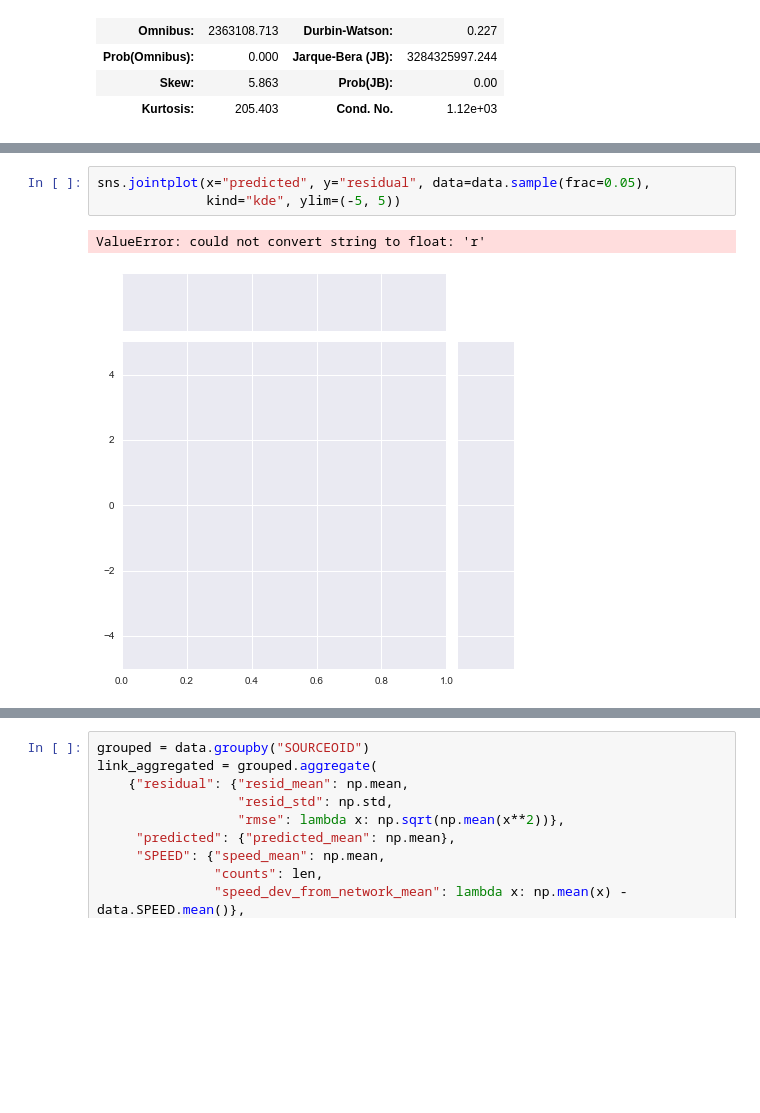
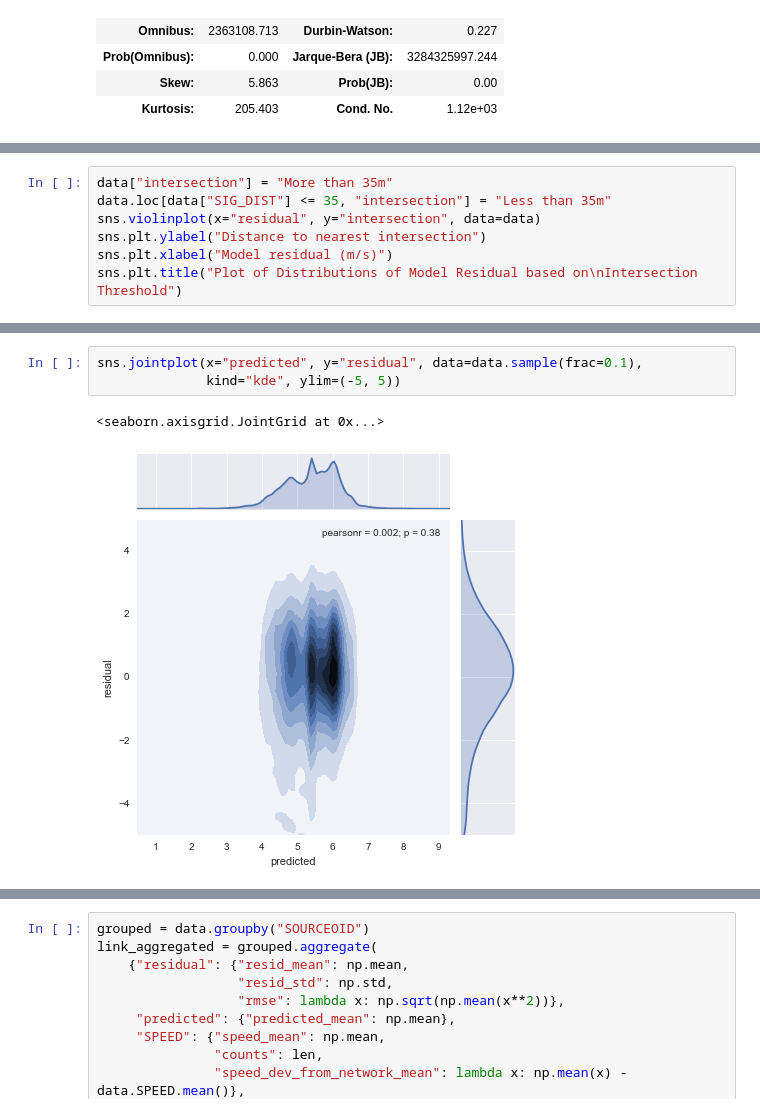
Before and after one commit to aclarry/toronto-cycling-speed-analysis, a Jupyter notebook: Speed Analysis.ipynb, the cells around one changed output, grey strips where cells are left out. Drawn from its saved outputs; the diff is of its cells as text; blank space fills up the shorter version.

```diff
--- a/Speed Analysis.ipynb
+++ b/Speed Analysis.ipynb
@@ -213,0 +218,7 @@ cbar.set_label("log10(Counts)")
+# %%
+data["intersection"] = "More than 35m"
+data.loc[data["SIG_DIST"] <= 35, "intersection"] = "Less than 35m"
+sns.violinplot(x="residual", y="intersection", data=data)
+sns.plt.ylabel("Distance to nearest intersection")
+sns.plt.xlabel("Model residual (m/s)")
+sns.plt.title("Plot of Distributions of Model Residual based on\nIntersection Threshold")
@@ -214,7 +228,7 @@ cbar.set_label("log10(Counts)")
 # %%
-sns.jointplot(x="predicted", y="residual", data=data.sample(frac=0.05),
+sns.jointplot(x="predicted", y="residual", data=data.sample(frac=0.1),
               kind="kde", ylim=(-5, 5))
 # %% [output]
-ValueError: could not convert string to float: 'r'
+<seaborn.axisgrid.JointGrid at 0x...>
-[figure, old version]
+[figure, new version]
 # %%
```
Also changed, not shown: parts of 16 cells of this notebook.
